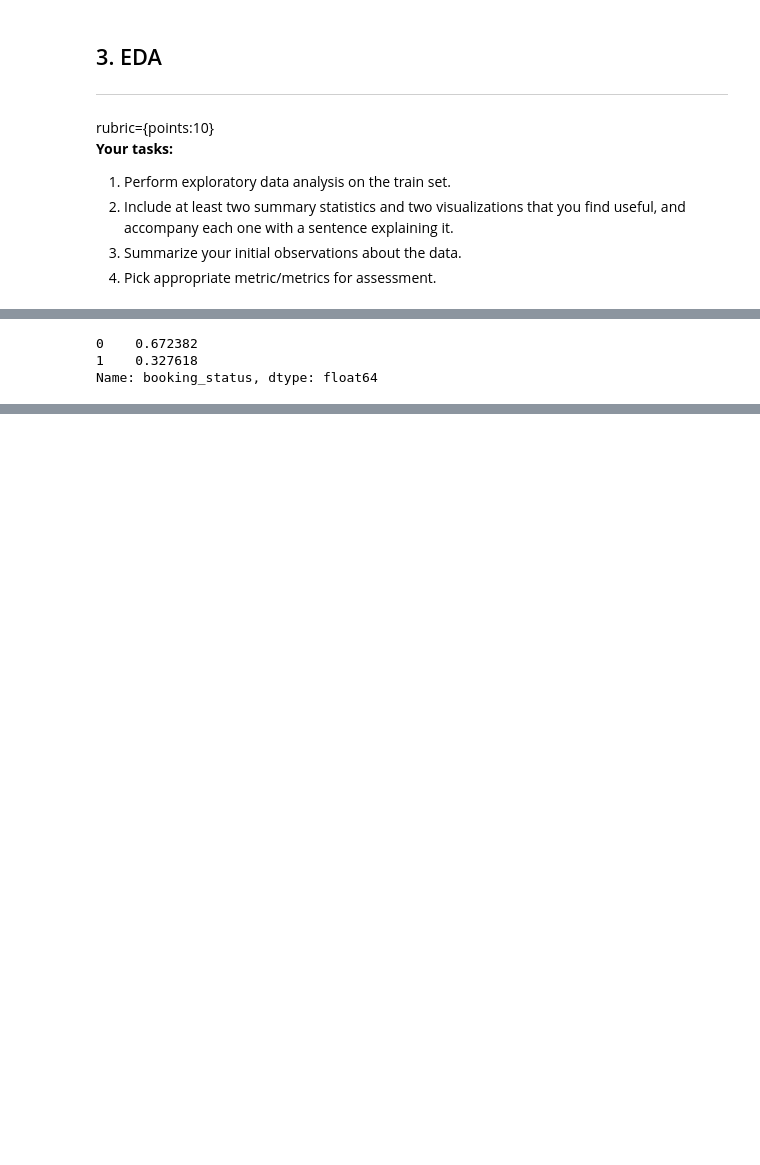
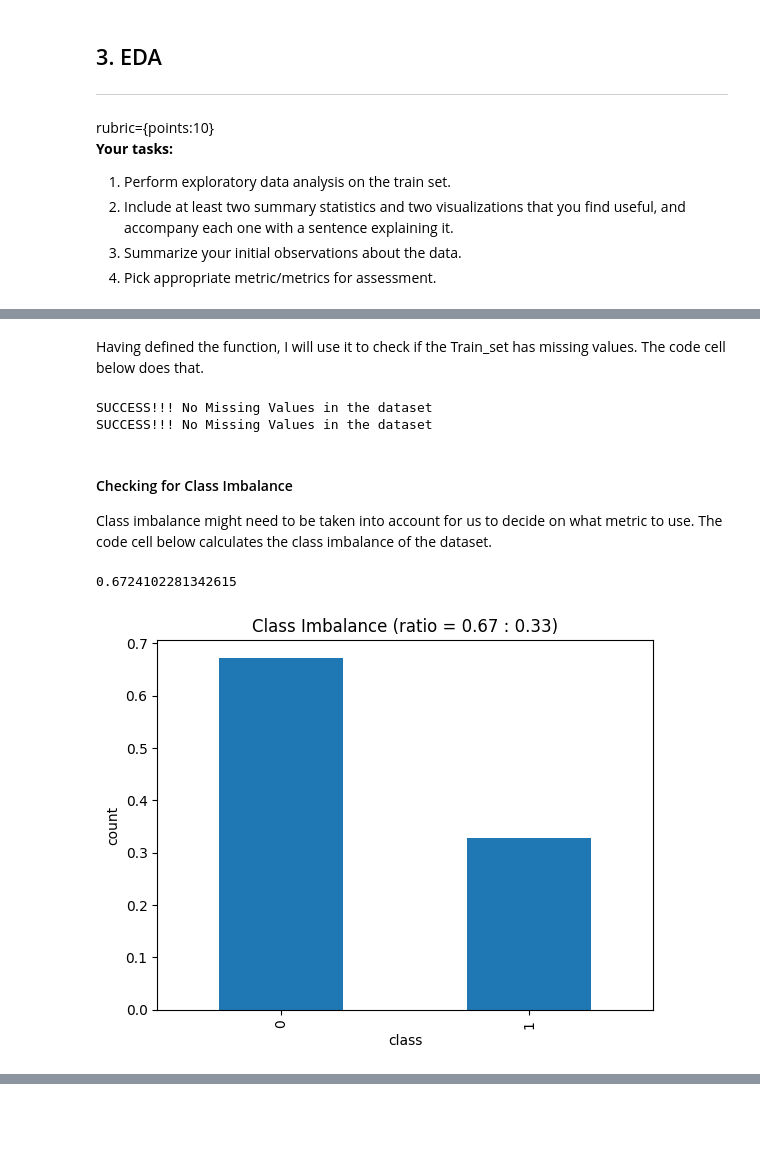
Before and after one commit to Blaise143/CPSC-330-ASSIGNMENTS, a Jupyter notebook: hw6/hw6-starter.ipynb, the cells around one changed output, grey strips where cells are left out. Saved outputs shown, nothing was run; the diff lists cells and outputs as text; code cells hidden in the pictures; blank space fills up the shorter version.

```diff
--- a/hw6/hw6-starter.ipynb
+++ b/hw6/hw6-starter.ipynb
@@ -205,12 +198,28 @@ data.describe()
-# %%
-canceled_mask = [True if i == 1 else False for i in data.booking_status]
-non_canceled_mask = [True if i == 0 else False for i in data.booking_status]
-
-canceled = data[canceled_mask]
-non_canceled = data[non_canceled_mask]
-# len(canceled), len(non_canceled)
-data["booking_status"].value_counts(normalize=True)
-# %% [output]
-0    0.672382
-1    0.327618
-Name: booking_status, dtype: float64
+# %% [markdown]
+Having defined the function, I will use it to check if the Train_set has missing values. The code cell below does that.
+# %%
+# Checking of train and test sets have missing values
+check_if_null(X_train)
+check_if_null(X_test)
+# %% [output]
+SUCCESS!!! No Missing Values in the dataset
+SUCCESS!!! No Missing Values in the dataset
+# %% [markdown]
+#### Checking for Class Imbalance
+Class imbalance might need to be taken into account for us to decide on what metric to use.
+The code cell below calculates the class imbalance of the dataset.
+# %%
+# plt.y_train.value_counts(normalize=True)
+proportions = y_train.value_counts(normalize=True)
+
+
+# plt.bar(proportions)
+ratios = f"{proportions[0]:.2f} : {proportions[1]:.2f}"
+proportions.plot.bar()
+plt.title(f"Class Imbalance (ratio = {ratios})")
+plt.xlabel("class")
+plt.ylabel("count")
+proportions[0]
+# %% [output]
+0.6724102281342615
+[figure, added]
```
Also changed, not shown: parts of 58 cells of this notebook.
